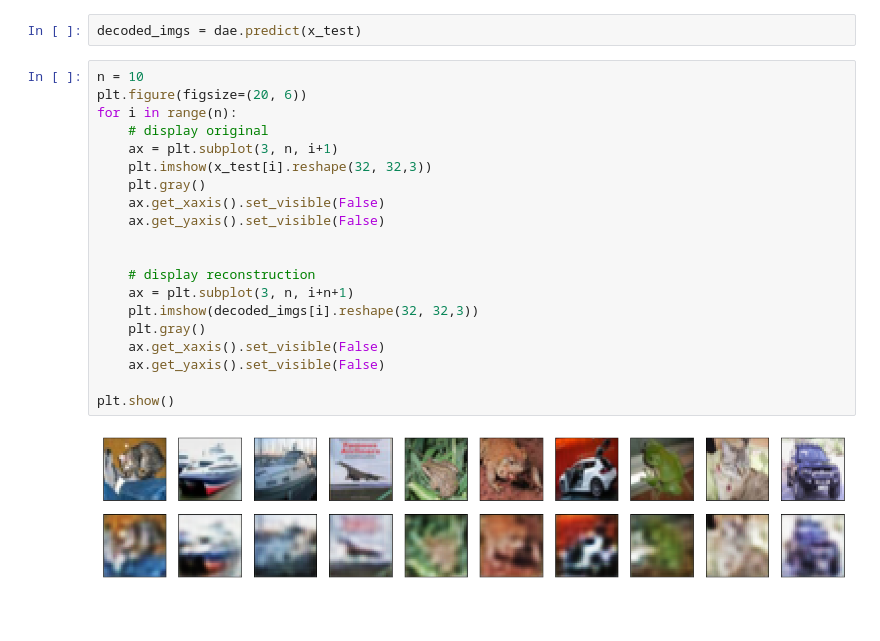
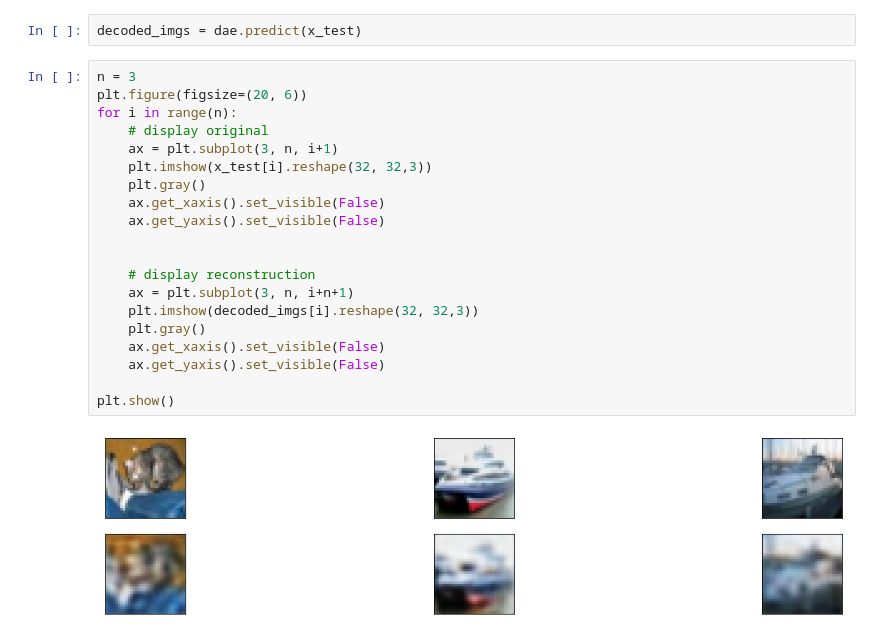
Before and after one commit to aminul-huq/Autoencoders, a Jupyter notebook: Autoencoders.ipynb, the cells around one changed output. Cells and saved outputs as stored; diff of their text form; blank space fills up the shorter version.

```diff
--- a/Autoencoders.ipynb
+++ b/Autoencoders.ipynb
@@ -413,24 +413,24 @@ Epoch 10/10
 # %%
 decoded_imgs = dae.predict(x_test)
 # %%
-n = 10
+n = 3
 plt.figure(figsize=(20, 6))
 for i in range(n):
     # display original
     ax = plt.subplot(3, n, i+1)
     plt.imshow(x_test[i].reshape(32, 32,3))
     plt.gray()
     ax.get_xaxis().set_visible(False)
     ax.get_yaxis().set_visible(False)
 
 
     # display reconstruction
     ax = plt.subplot(3, n, i+n+1)
     plt.imshow(decoded_imgs[i].reshape(32, 32,3))
     plt.gray()
     ax.get_xaxis().set_visible(False)
     ax.get_yaxis().set_visible(False)
 
 plt.show()
 # %% [output]
-[figure, old version]
+[figure, new version]
```
